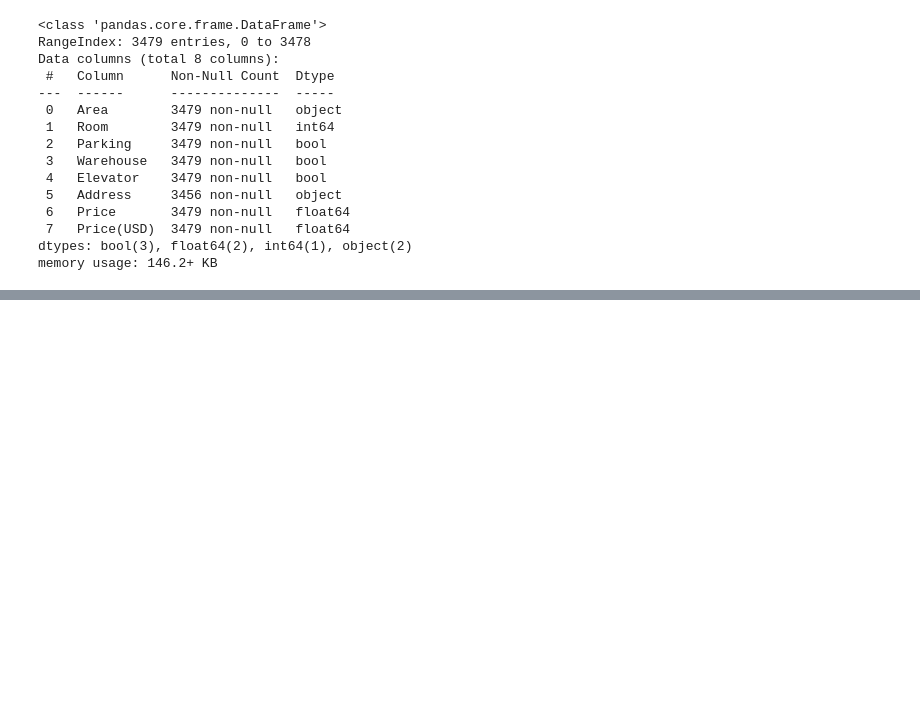
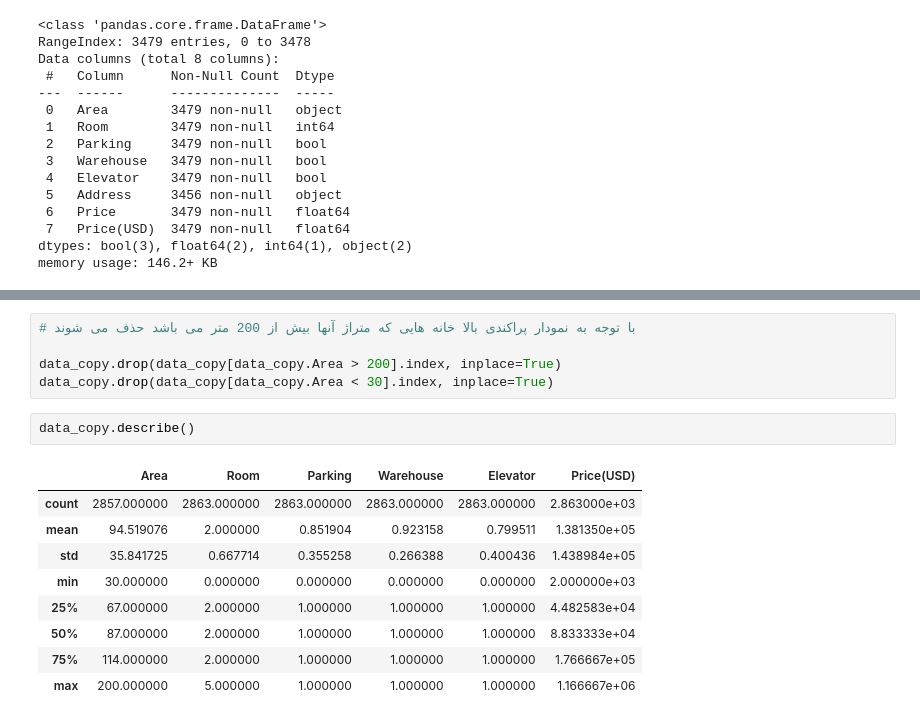
Before and after one commit to rasulsh/ML_final_project, a Jupyter notebook: HousePrice_Tehran.ipynb, the cells around one changed output, grey strips where cells are left out. Drawn from its saved outputs; the diff is of its cells as text; blank space fills up the shorter version.

```diff
--- a/HousePrice_Tehran.ipynb
+++ b/HousePrice_Tehran.ipynb
@@ -35,0 +82,17 @@ memory usage: 146.2+ KB
+# %%
+# با توجه به نمودار پراکندی بالا خانه هایی که متراژ آنها بیش از 200 متر می باشد حذف می شوند
+
+data_copy.drop(data_copy[data_copy.Area > 200].index, inplace=True)
+data_copy.drop(data_copy[data_copy.Area < 30].index, inplace=True)
+# %%
+data_copy.describe()
+# %% [output]
+|  | Area | Room | Parking | Warehouse | Elevator | Price(USD) |
+| count | 2857.000000 | 2863.000000 | 2863.000000 | 2863.000000 | 2863.000000 | 2.863000e+03 |
+| mean | 94.519076 | 2.000000 | 0.851904 | 0.923158 | 0.799511 | 1.381350e+05 |
+| std | 35.841725 | 0.667714 | 0.355258 | 0.266388 | 0.400436 | 1.438984e+05 |
+| min | 30.000000 | 0.000000 | 0.000000 | 0.000000 | 0.000000 | 2.000000e+03 |
+| 25% | 67.000000 | 2.000000 | 1.000000 | 1.000000 | 1.000000 | 4.482583e+04 |
+| 50% | 87.000000 | 2.000000 | 1.000000 | 1.000000 | 1.000000 | 8.833333e+04 |
+| 75% | 114.000000 | 2.000000 | 1.000000 | 1.000000 | 1.000000 | 1.766667e+05 |
+| max | 200.000000 | 5.000000 | 1.000000 | 1.000000 | 1.000000 | 1.166667e+06 |
```
Also changed, not shown: parts of 6 cells of this notebook.
